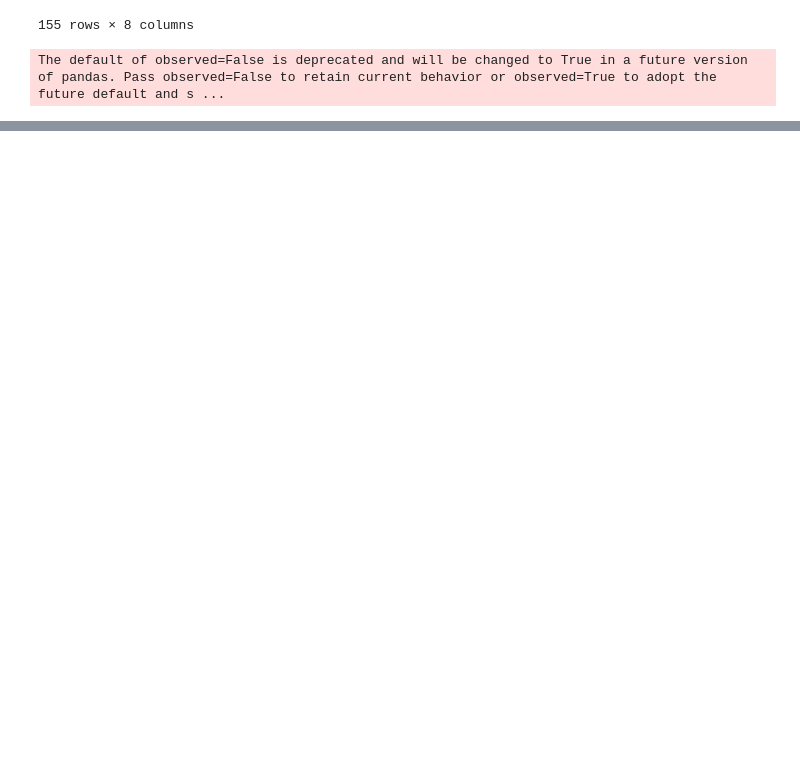
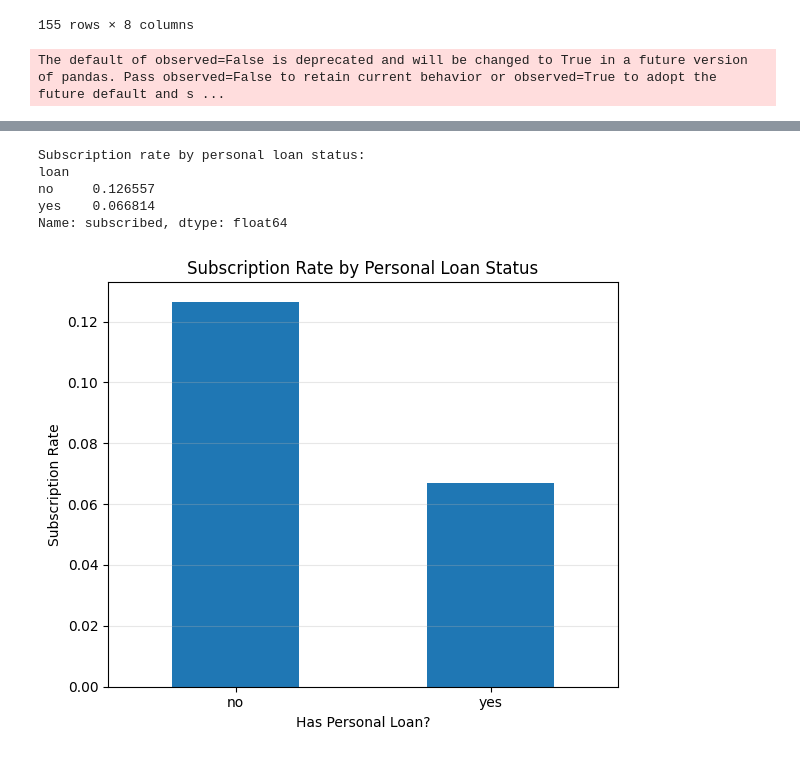
Before and after one commit to DzeDze/ds_team2_bank_marketing, a Jupyter notebook: notebooks/01_eda.ipynb, the cells around one changed output, grey strips where cells are left out. Drawn from its saved outputs; the diff is of its cells as text; code cells hidden in the pictures; blank space fills up the shorter version.

```diff
--- a/notebooks/01_eda.ipynb
+++ b/notebooks/01_eda.ipynb
@@ -1396,0 +1489,35 @@ The default of observed=False is deprecated and will be changed to True in a fut
+# %%
+import pandas as pd
+import matplotlib.pyplot as plt
+
+# 1) Load dataset
+df = pd.read_csv("../data/raw/bank-full.csv", sep=";")
+
+# 2) Convert target to numeric
+df["subscribed"] = df["y"].map({"yes": 1, "no": 0})
+
+# 3) Calculate subscription rate by personal loan status
+loan_conversion = df.groupby("loan")["subscribed"].mean()
+
+print("Subscription rate by personal loan status:")
+print(loan_conversion)
+
+# 4) Create bar chart
+plt.figure(figsize=(6, 5))
+loan_conversion.plot(kind="bar")
+
+plt.title("Subscription Rate by Personal Loan Status")
+plt.xlabel("Has Personal Loan?")
+plt.ylabel("Subscription Rate")
+plt.xticks(rotation=0)
+plt.grid(axis="y", alpha=0.3)
+plt.tight_layout()
+
+plt.show()
+# %% [output]
+Subscription rate by personal loan status:
+loan
+no     0.126557
+yes    0.066814
+Name: subscribed, dtype: float64
+[figure, added]
```
Also changed, not shown: parts of 27 cells of this notebook.
